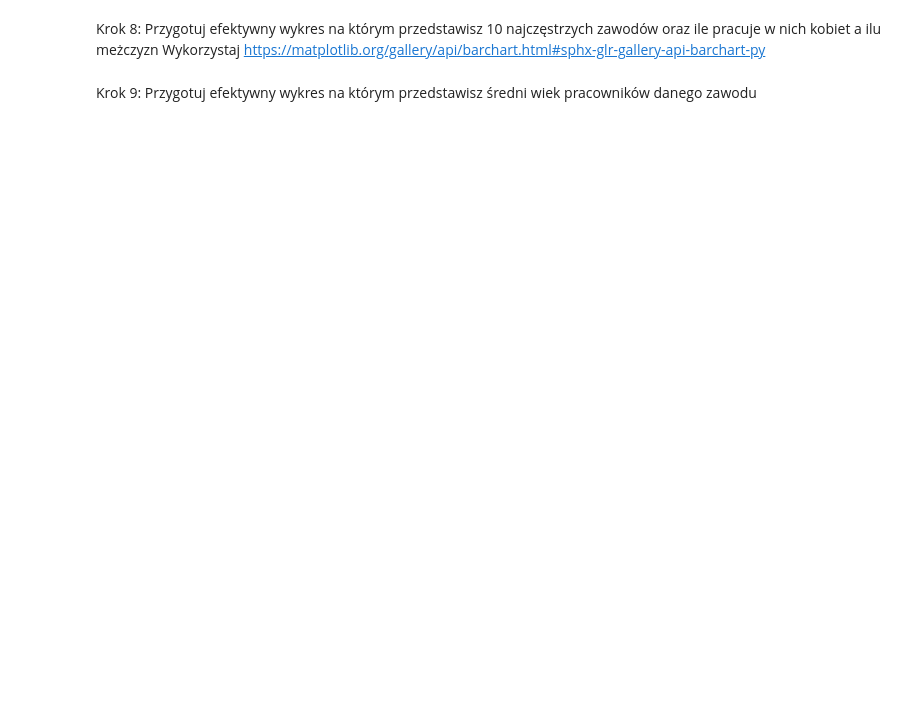
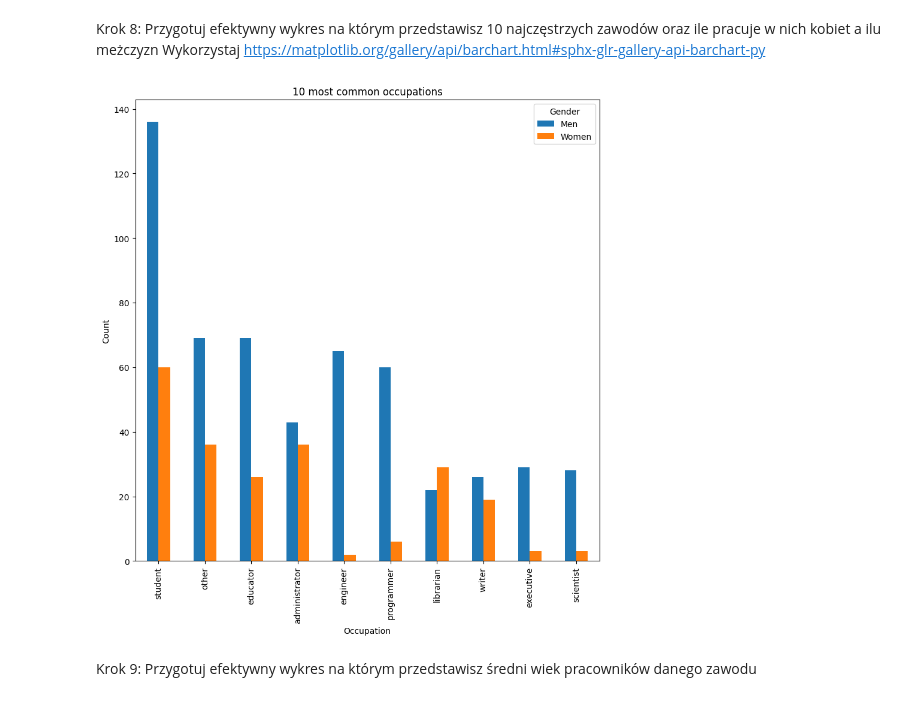
Before and after one commit to tomek0123456789/effective_python, a Jupyter notebook: lab12.ipynb, the cells around one changed output. Cells and saved outputs as stored; diff of their text form; code cells hidden in the pictures; blank space fills up the shorter version.

```diff
--- a/lab12.ipynb
+++ b/lab12.ipynb
@@ -216,5 +294,31 @@ Przygotuj dwa wykresy:
 # %% [markdown]
 Krok 8: Przygotuj efektywny wykres na którym przedstawisz 10 najczęstrzych zawodów oraz ile pracuje w nich kobiet a ilu meżczyzn
 Wykorzystaj https://matplotlib.org/gallery/api/barchart.html#sphx-glr-gallery-api-barchart-py
+# %%
+
+
+import matplotlib.pyplot as plt
+
+occupation_counts = data.groupby(['occupation', 'gender']).size().unstack()
+
+occupation_counts['total'] = occupation_counts.sum(axis=1)
+
+occupation_counts = occupation_counts.sort_values(by='total', ascending=False).head(10)
+
+del occupation_counts['total']
+
+occupation_counts['Men'] = occupation_counts['M']
+occupation_counts['Women'] = occupation_counts['F']
+del occupation_counts['M']
+del occupation_counts['F']
+
+occupation_counts.plot.bar(figsize=(10, 10))
+plt.title('10 most common occupations')
+plt.xlabel('Occupation')
+plt.ylabel('Count')
+plt.legend(title='Gender')
+plt.show()
+# %% [output]
+[figure, added]
 # %% [markdown]
 Krok 9: Przygotuj efektywny wykres na którym przedstawisz średni wiek pracowników danego zawodu
```
Also changed, not shown: parts of 9 cells of this notebook.
